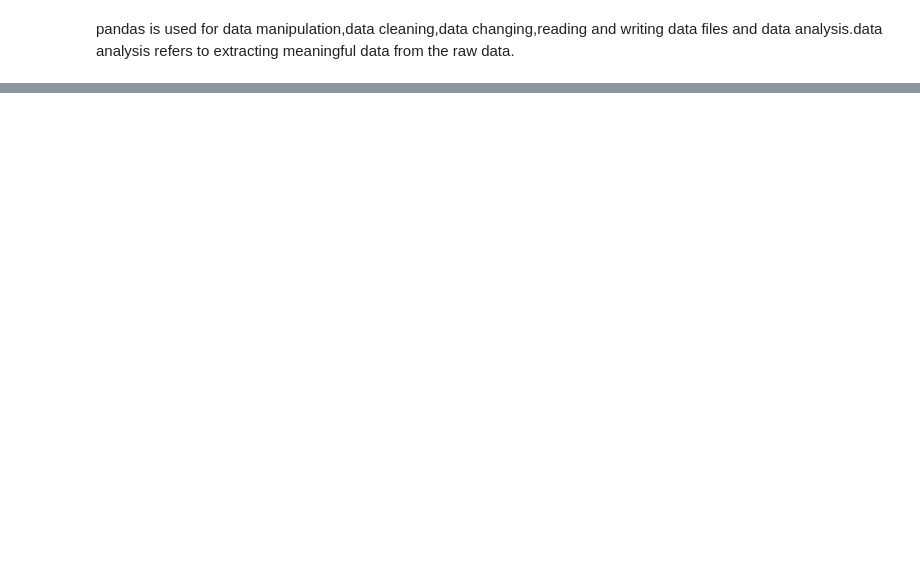
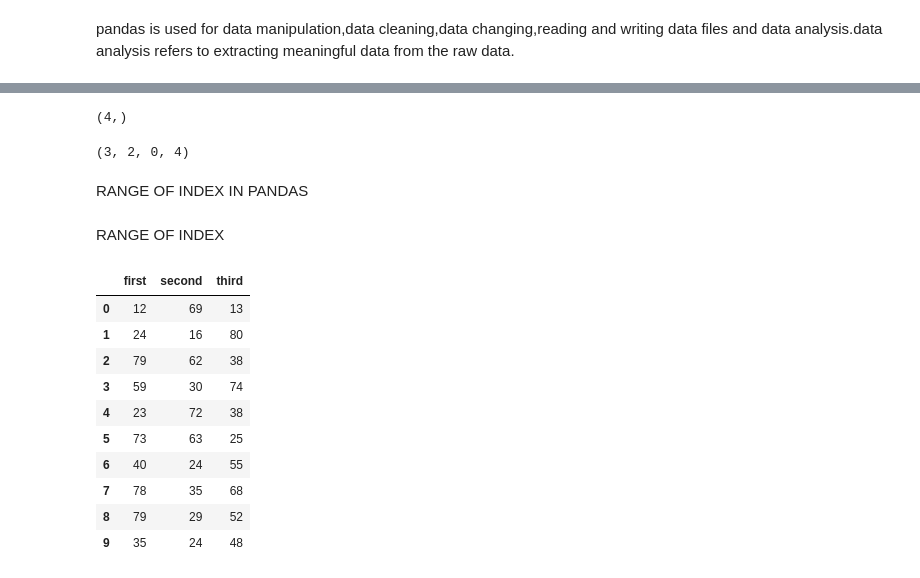
Before and after one commit to Ch-varshitha/Pandas, a Jupyter notebook: pandas.ipynb, the cells around one changed output, grey strips where cells are left out. Saved outputs shown, nothing was run; the diff lists cells and outputs as text; code cells hidden in the pictures; blank space fills up the shorter version.

```diff
--- a/pandas.ipynb
+++ b/pandas.ipynb
@@ -136,0 +263,33 @@ df.to_excel("ch.xlsx")
+# %%
+newar[2,1,2,2:6].shape
+# %% [output]
+(4,)
+# %%
+newar[2:5,1:3,2:2,2:6].shape
+# %% [output]
+(3, 2, 0, 4)
+# %% [markdown]
+RANGE OF INDEX IN PANDAS
+# %% [markdown]
+RANGE OF INDEX
+# %%
+ndf=pd.DataFrame({
+    "first":np.random.randint(11,99,10),
+    "second":np.random.randint(11,99,10),
+    "third":np.random.randint(11,99,10)
+
+})
+# %%
+ndf
+# %% [output]
+|  | first | second | third |
+| 0 | 12 | 69 | 13 |
+| 1 | 24 | 16 | 80 |
+| 2 | 79 | 62 | 38 |
+| 3 | 59 | 30 | 74 |
+| 4 | 23 | 72 | 38 |
+| 5 | 73 | 63 | 25 |
+| 6 | 40 | 24 | 55 |
+| 7 | 78 | 35 | 68 |
+| 8 | 79 | 29 | 52 |
+| 9 | 35 | 24 | 48 |
```
Also changed, not shown: parts of 33 cells of this notebook.
